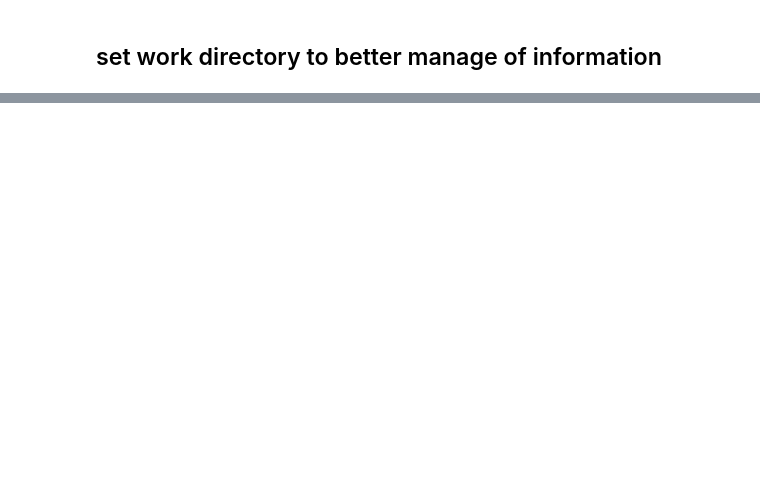
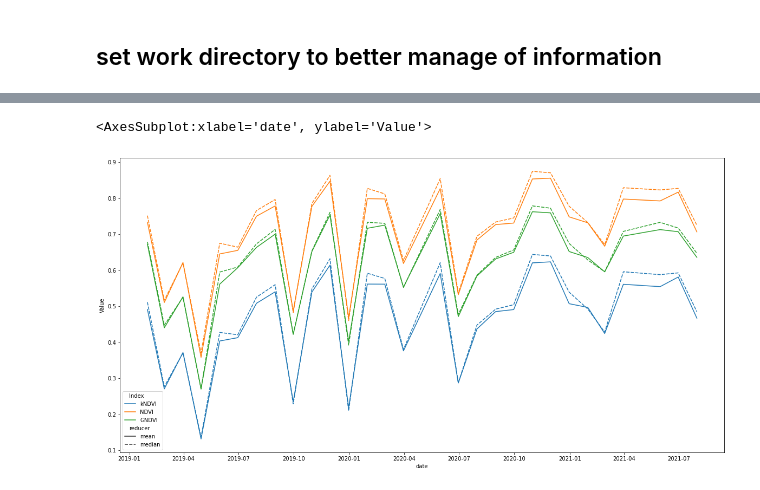
Before and after one commit to frandak2/Satellite_Time_series, a Jupyter notebook: Notebook/02-Feature Extraction.ipynb, the cells around one changed output, grey strips where cells are left out. Drawn from its saved outputs; the diff is of its cells as text; code cells hidden in the pictures; blank space fills up the shorter version.

Commit message:
add trend by month

```diff
--- a/Notebook/02-Feature Extraction.ipynb
+++ b/Notebook/02-Feature Extraction.ipynb
@@ -88,0 +101,3 @@ sns.lineplot(data = tsPandas,
+# %%
+df = tsPandas.set_index('date')
+df
@@ -88,0 +119,24 @@ sns.lineplot(data = tsPandas,
+# %%
+month = pd.DataFrame()
+for i in df.reducer.unique():
+    M = df[df['reducer']== i]
+    M = M.resample('M').mean()
+    M['reducer'] = i
+    month = month.append(M)
+month.dropna(inplace=True)
+# %%
+tsPandas_viz = pd.melt(month.reset_index(),
+                    id_vars = ['reducer','date'],
+                    value_vars =vis,
+                    var_name = 'Index',
+                    value_name = 'Value')
+# %%
+plt.figure(figsize = (20,10))
+sns.lineplot(data = tsPandas_viz,
+            x = 'date',
+            y = 'Value',
+            hue = 'Index',
+            style = 'reducer')
+# %% [output]
+<AxesSubplot:xlabel='date', ylabel='Value'>
+[figure, added]
```
Also changed, not shown: parts of 10 cells of this notebook, 2 other files.
